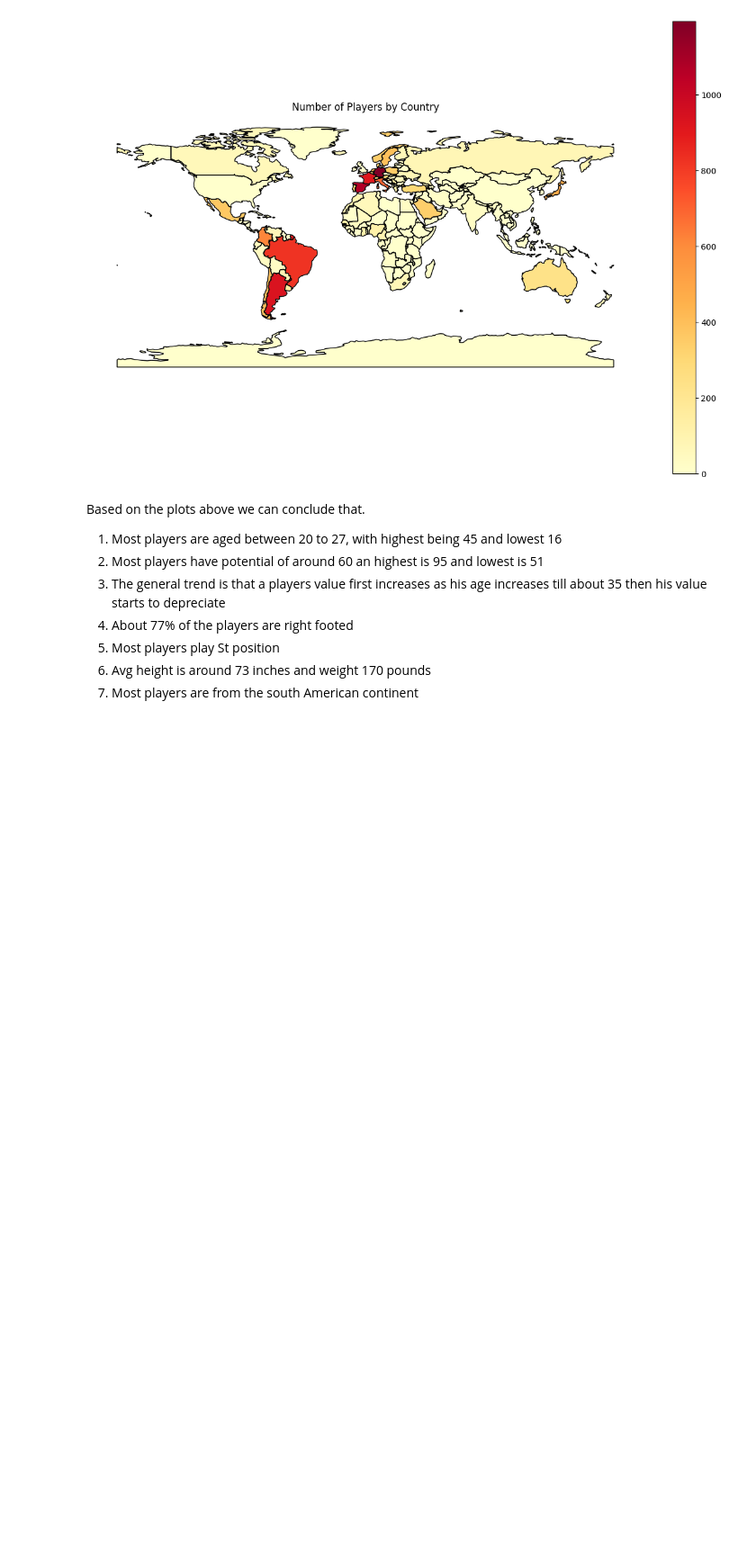
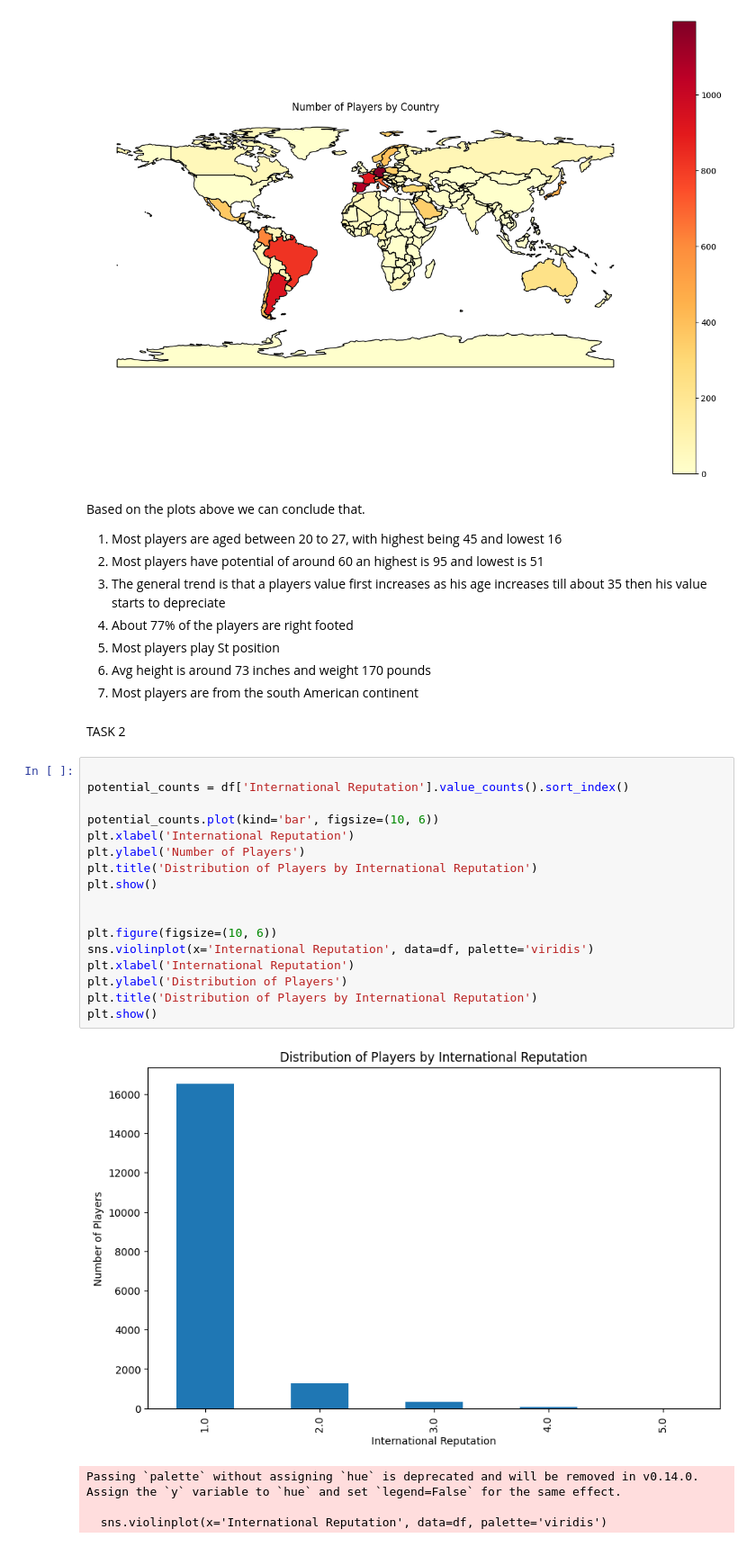
Before and after one commit to prakharagrawal10/TAM_VIT_TASK01, a Jupyter notebook: data analyssis.ipynb, the cells around one changed output. Shown at 90% size. Drawn from its saved outputs; the diff is of its cells as text; blank space fills up the shorter version.

Commit message:
new code for task 2 has been added

```diff
--- a/data analyssis.ipynb
+++ b/data analyssis.ipynb
@@ -247,3 +248,27 @@ Based on the plots above we can conclude that.
 5. Most players play St position
 6. Avg height is around 73 inches and weight 170 pounds
 7. Most players are from the south American continent
+# %% [markdown]
+TASK 2
+# %%
+
+potential_counts = df['International Reputation'].value_counts().sort_index()
+
+potential_counts.plot(kind='bar', figsize=(10, 6))
+plt.xlabel('International Reputation')
+plt.ylabel('Number of Players')
+plt.title('Distribution of Players by International Reputation')
+plt.show()
+
+
+plt.figure(figsize=(10, 6))
+sns.violinplot(x='International Reputation', data=df, palette='viridis')
+plt.xlabel('International Reputation')
+plt.ylabel('Distribution of Players')
+plt.title('Distribution of Players by International Reputation')
+plt.show()
+# %% [output]
+[figure, added]
+Passing `palette` without assigning `hue` is deprecated and will be removed in v0.14.0. Assign the `y` variable to `hue` and set `legend=False` for the same effect.
+
+  sns.violinplot(x='International Reputation', data=df, palette='viridis')
```
Also changed, not shown: parts of 17 cells of this notebook.
